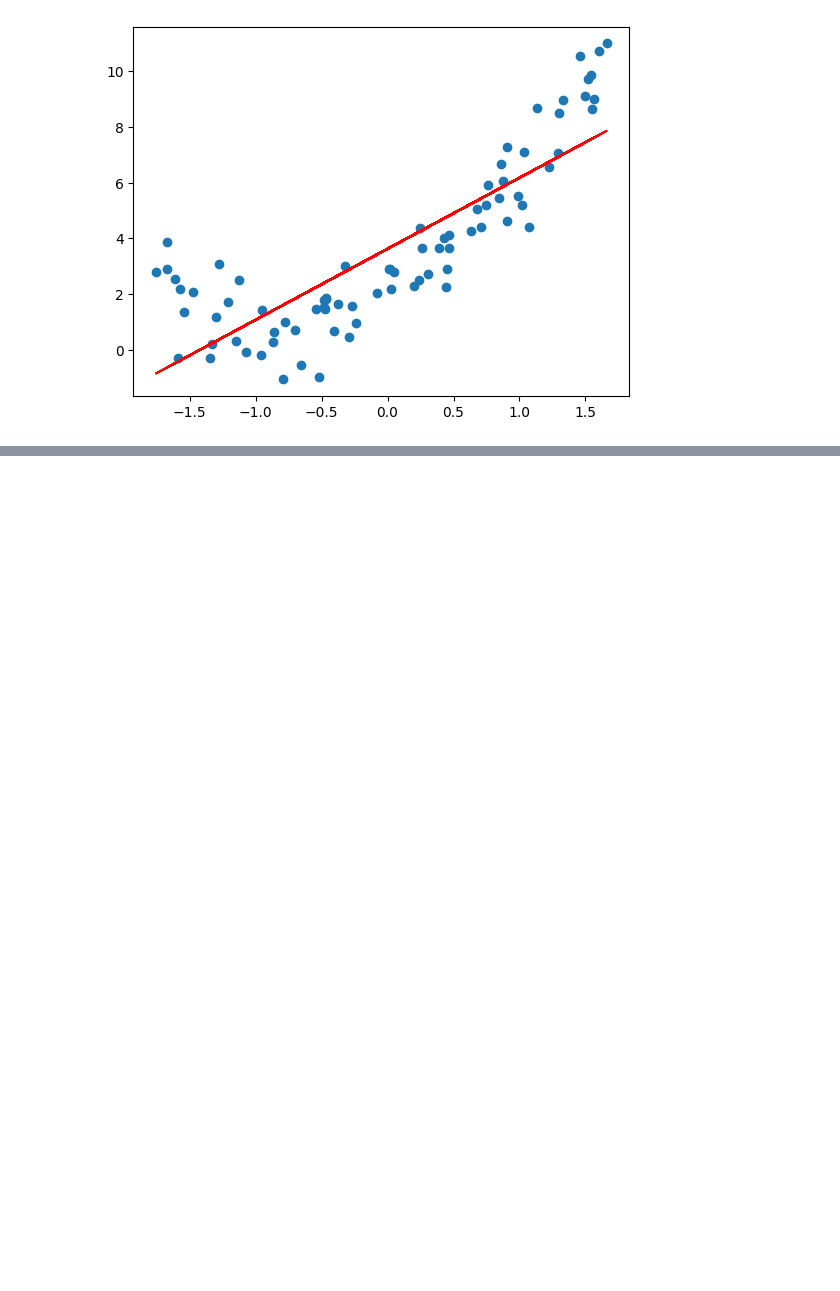
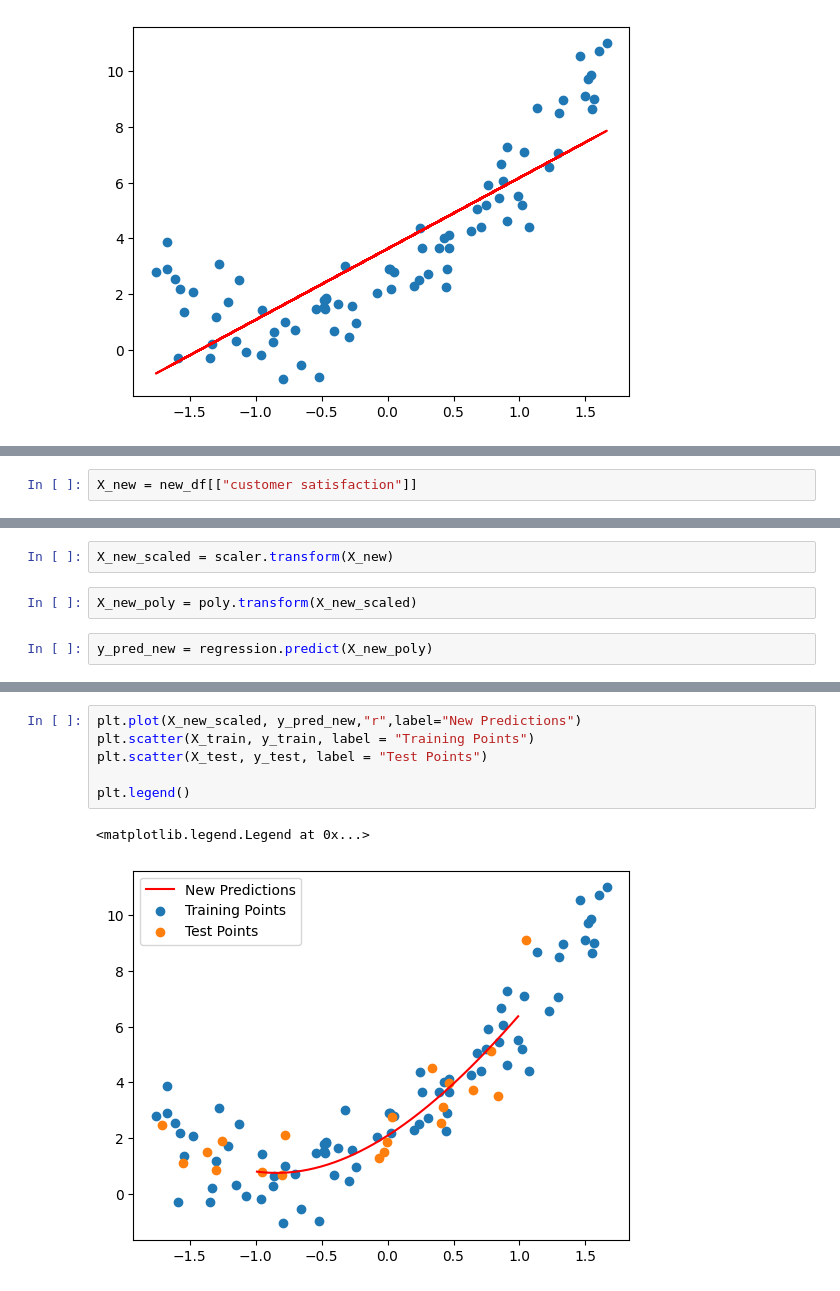
Before and after one commit to Sanemcoskun/Data-Science-ML-Course, a Jupyter notebook: ML/3-PolynomialRegression.ipynb, the cells around one changed output, grey strips where cells are left out. Saved outputs shown, nothing was run; the diff lists cells and outputs as text; blank space fills up the shorter version.

```diff
--- a/ML/3-PolynomialRegression.ipynb
+++ b/ML/3-PolynomialRegression.ipynb
@@ -123,0 +224,2 @@ plt.plot(X_train, regression.predict(X_train),color="r")
+# %%
+X_new = new_df[["customer satisfaction"]]
@@ -123,0 +242,6 @@ plt.plot(X_train, regression.predict(X_train),color="r")
+# %%
+X_new_scaled = scaler.transform(X_new)
+# %%
+X_new_poly = poly.transform(X_new_scaled)
+# %%
+y_pred_new = regression.predict(X_new_poly)
@@ -123,0 +268,9 @@ plt.plot(X_train, regression.predict(X_train),color="r")
+# %%
+plt.plot(X_new_scaled, y_pred_new,"r",label="New Predictions")
+plt.scatter(X_train, y_train, label = "Training Points")
+plt.scatter(X_test, y_test, label = "Test Points")
+
+plt.legend()
+# %% [output]
+<matplotlib.legend.Legend at 0x...>
+[figure, added]
```
Also changed, not shown: parts of 21 cells of this notebook, 1 other file.
